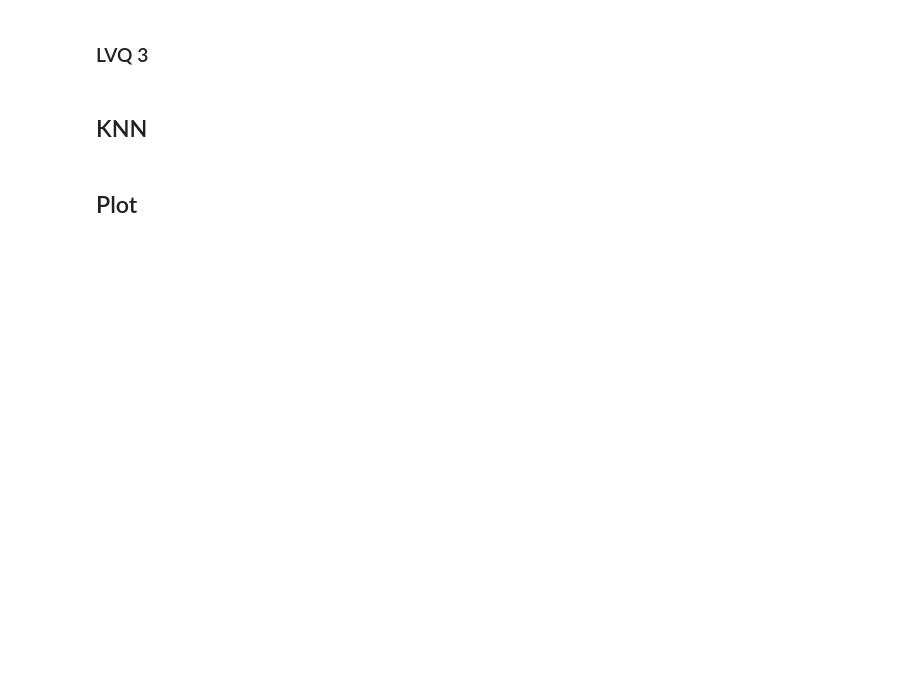
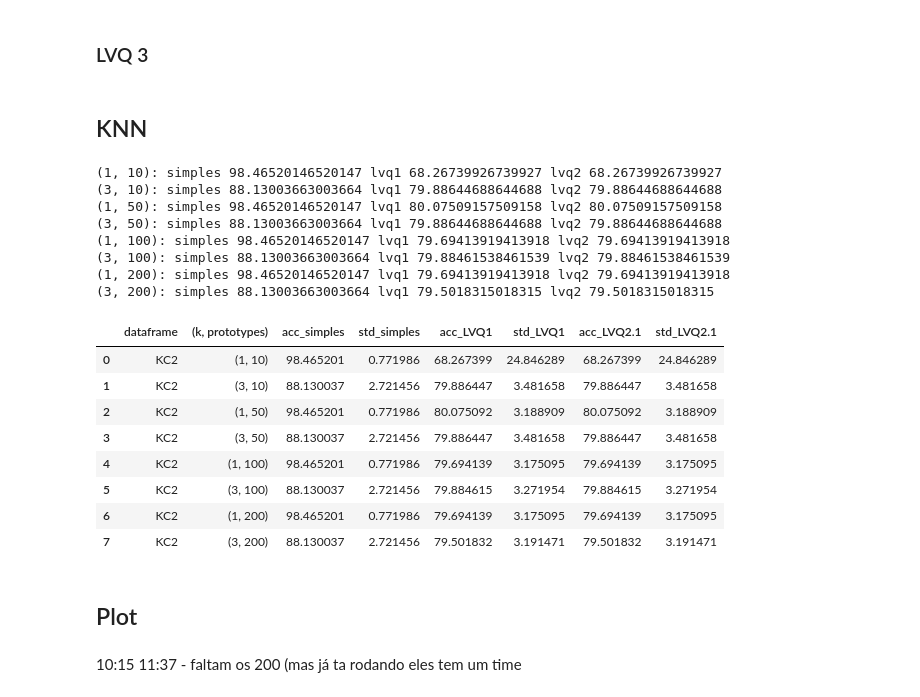
Before and after one commit to menezesmalu/machine_learning, a Jupyter notebook: lista 2/5kfold.ipynb, the cells around one changed output. Cells and saved outputs as stored; diff of their text form; code cells hidden in the pictures; blank space fills up the shorter version.

```diff
--- a/lista 2/5kfold.ipynb
+++ b/lista 2/5kfold.ipynb
@@ -196,19 +222,20 @@ def attr_class(df, _class):
 def run(df, _class, title):
     kf = KFold(n_splits=5)
     results = []
-    n_proto = [10, 25, 50, 100, 200]
+    n_proto = [10, 50, 100, 200]
     for n in n_proto:
         for k in [1,3]:
             accuracies_simples = []
             accuracies_lvq1   = []
             accuracies_lvq2   = []
+            index = 0
             for train, test in kf.split(df):
                 #separação conj de teste atributos e classe
-                X, Y = attr_class(df, _class)
+                attr, df_class = attr_class(df, _class)
 
                 # KNN com conjunto normal
                 knn  = KNN(k)
-                knn.fit(X, Y)
+                knn.fit(attr, df_class)
                 predictions_simples = knn.predict(attr.iloc[test])
                 acc_simples = (np.sum(predictions_simples == df_class.iloc[test]) / len(test)) * 100
                 accuracies_simples.append(acc_simples)
@@ -230,36 +257,54 @@ def run(df, _class, title):
 
                 #definição do dataset de LVQ2.1
                 lvq2 = LVQ2_1(n, 0.25)
-                res  = lvq2.trainPrototypes(lvq1_df.iloc[train])
+                res  = lvq2.trainPrototypes(lvq1_df)
                 lvq2_df  = pd.DataFrame(res, columns = df.columns)
 
                 #separação do treinamento LVQ2.1 atributos e classe
                 X, Y = attr_class(lvq2_df, _class)
 
                 #KNN com conjunto do LVQ2.1
                 knn  = KNN(k)
                 knn.fit(X, Y)
                 predictions_lvq2 = knn.predict(attr.iloc[test])
                 acc_lvq2 = (np.sum(predictions_lvq2 == df_class.iloc[test]) / len(test)) * 100
                 accuracies_lvq2.append(acc_lvq2)
 
-
+            print("({}, {}): simples {} lvq1 {} lvq2 {}".format(k, n, np.mean(accuracies_simples),np.mean(accuracies_lvq1),np.mean(accuracies_lvq2)))
             temp = {
                 'dataframe': title,
                 '(k, prototypes)':(k, n),
                 'acc_simples': np.mean(accuracies_simples),
                 'std_simples': np.std(accuracies_simples),
                 'acc_LVQ1': np.mean(accuracies_lvq1),
                 'std_LVQ1': np.std(accuracies_lvq1),
                 'acc_LVQ2.1': np.mean(accuracies_lvq2),
                 'std_LVQ2.1': np.std(accuracies_lvq2),
             }
             results.append(temp)
     df = pd.DataFrame(results)
     return df
 
 df = run(kc2, 'problems', 'KC2')
 df
+# %% [output]
+(1, 10): simples 98.46520146520147 lvq1 68.26739926739927 lvq2 68.26739926739927
+(3, 10): simples 88.13003663003664 lvq1 79.88644688644688 lvq2 79.88644688644688
+(1, 50): simples 98.46520146520147 lvq1 80.07509157509158 lvq2 80.07509157509158
+(3, 50): simples 88.13003663003664 lvq1 79.88644688644688 lvq2 79.88644688644688
+(1, 100): simples 98.46520146520147 lvq1 79.69413919413918 lvq2 79.69413919413918
+(3, 100): simples 88.13003663003664 lvq1 79.88461538461539 lvq2 79.88461538461539
+(1, 200): simples 98.46520146520147 lvq1 79.69413919413918 lvq2 79.69413919413918
+(3, 200): simples 88.13003663003664 lvq1 79.5018315018315 lvq2 79.5018315018315
+|  | dataframe | (k, prototypes) | acc_simples | std_simples | acc_LVQ1 | std_LVQ1 | acc_LVQ2.1 | std_LVQ2.1 |
+| 0 | KC2 | (1, 10) | 98.465201 | 0.771986 | 68.267399 | 24.846289 | 68.267399 | 24.846289 |
+| 1 | KC2 | (3, 10) | 88.130037 | 2.721456 | 79.886447 | 3.481658 | 79.886447 | 3.481658 |
+| 2 | KC2 | (1, 50) | 98.465201 | 0.771986 | 80.075092 | 3.188909 | 80.075092 | 3.188909 |
+| 3 | KC2 | (3, 50) | 88.130037 | 2.721456 | 79.886447 | 3.481658 | 79.886447 | 3.481658 |
+| 4 | KC2 | (1, 100) | 98.465201 | 0.771986 | 79.694139 | 3.175095 | 79.694139 | 3.175095 |
+| 5 | KC2 | (3, 100) | 88.130037 | 2.721456 | 79.884615 | 3.271954 | 79.884615 | 3.271954 |
+| 6 | KC2 | (1, 200) | 98.465201 | 0.771986 | 79.694139 | 3.175095 | 79.694139 | 3.175095 |
+| 7 | KC2 | (3, 200) | 88.130037 | 2.721456 | 79.501832 | 3.191471 | 79.501832 | 3.191471 |
 # %% [markdown]
 ## Plot
 # %%
@@ -285,3 +330,6 @@ def _printComparative(df):
 # %%
 fig = _printComparative(df)
 fig.show()
+# %% [markdown]
+10:15
+11:37 - faltam os 200 (mas já ta rodando eles tem um time
```
Also changed, not shown: parts of 2 cells of this notebook.
